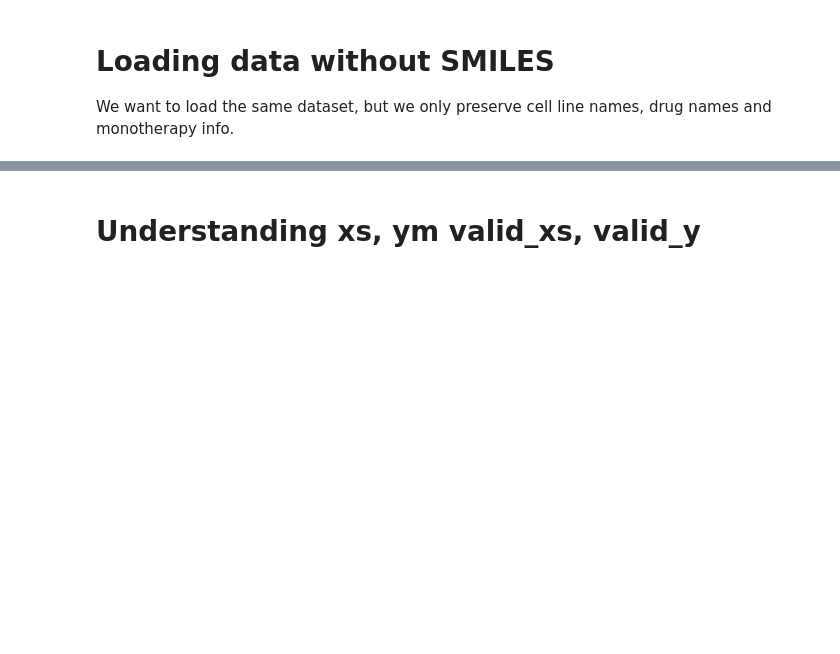
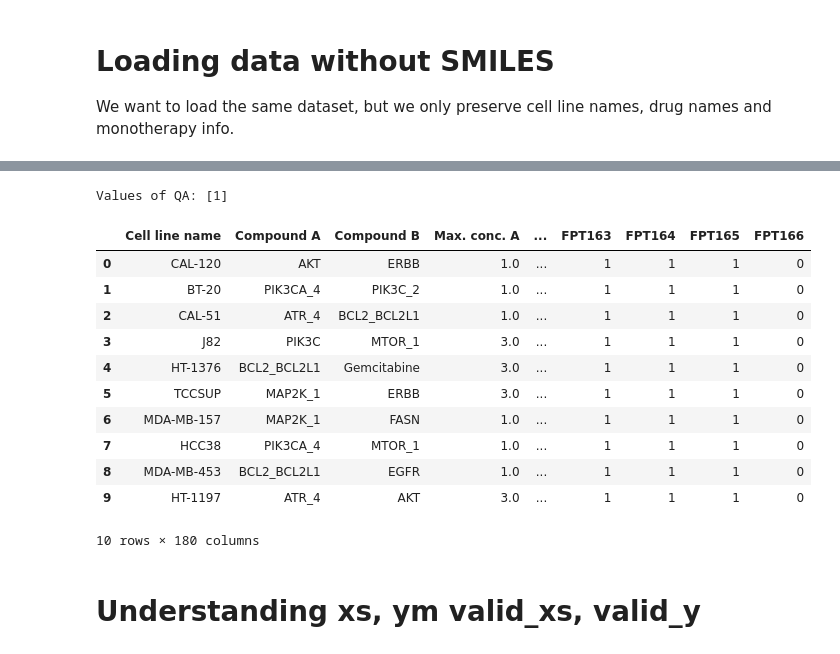
Before and after one commit to edmanft/cat_drug_synergy, a Jupyter notebook: fingerprints_without_training_pipeline.ipynb, the cells around one changed output, grey strips where cells are left out. Drawn from its saved outputs; the diff is of its cells as text; code cells hidden in the pictures; blank space fills up the shorter version.

```diff
--- a/fingerprints_without_training_pipeline.ipynb
+++ b/fingerprints_without_training_pipeline.ipynb
@@ -236,0 +241,25 @@ valid_xs,valid_y = to.valid.xs,to.valid.y
+# %%
+path = "/content/gdrive/MyDrive/archivos_tfm/smiles/dataset_selected_binary_fp.csv"
+df_drug_bin = pd.read_csv(path, index_col = 0)
+df_drug_bin = df_drug_bin[df_drug_bin["QA"] == 1]
+print("Values of QA:", df_drug_bin["QA"].unique())
+df_drug_bin.drop(['QA','Challenge'], axis = 1, inplace = True)
+dep_var = 'Synergy score'
+procs = [Categorify, FillMissing]
+# We shuffle the data
+df_drug_bin = df_drug_bin.sample(frac=1).reset_index(drop=True)
+df_drug_bin.head(10)
+# %% [output]
+Values of QA: [1]
+|  | Cell line name | Compound A | Compound B | Max. conc. A | ... | FPT163 | FPT164 | FPT165 | FPT166 |
+| 0 | CAL-120 | AKT | ERBB | 1.0 | ... | 1 | 1 | 1 | 0 |
+| 1 | BT-20 | PIK3CA_4 | PIK3C_2 | 1.0 | ... | 1 | 1 | 1 | 0 |
+| 2 | CAL-51 | ATR_4 | BCL2_BCL2L1 | 1.0 | ... | 1 | 1 | 1 | 0 |
+| 3 | J82 | PIK3C | MTOR_1 | 3.0 | ... | 1 | 1 | 1 | 0 |
+| 4 | HT-1376 | BCL2_BCL2L1 | Gemcitabine | 3.0 | ... | 1 | 1 | 1 | 0 |
+| 5 | TCCSUP | MAP2K_1 | ERBB | 3.0 | ... | 1 | 1 | 1 | 0 |
+| 6 | MDA-MB-157 | MAP2K_1 | FASN | 1.0 | ... | 1 | 1 | 1 | 0 |
+| 7 | HCC38 | PIK3CA_4 | MTOR_1 | 1.0 | ... | 1 | 1 | 1 | 0 |
+| 8 | MDA-MB-453 | BCL2_BCL2L1 | EGFR | 1.0 | ... | 1 | 1 | 1 | 0 |
+| 9 | HT-1197 | ATR_4 | AKT | 3.0 | ... | 1 | 1 | 1 | 0 |
+10 rows × 180 columns
```
Also changed, not shown: parts of 13 cells of this notebook.
